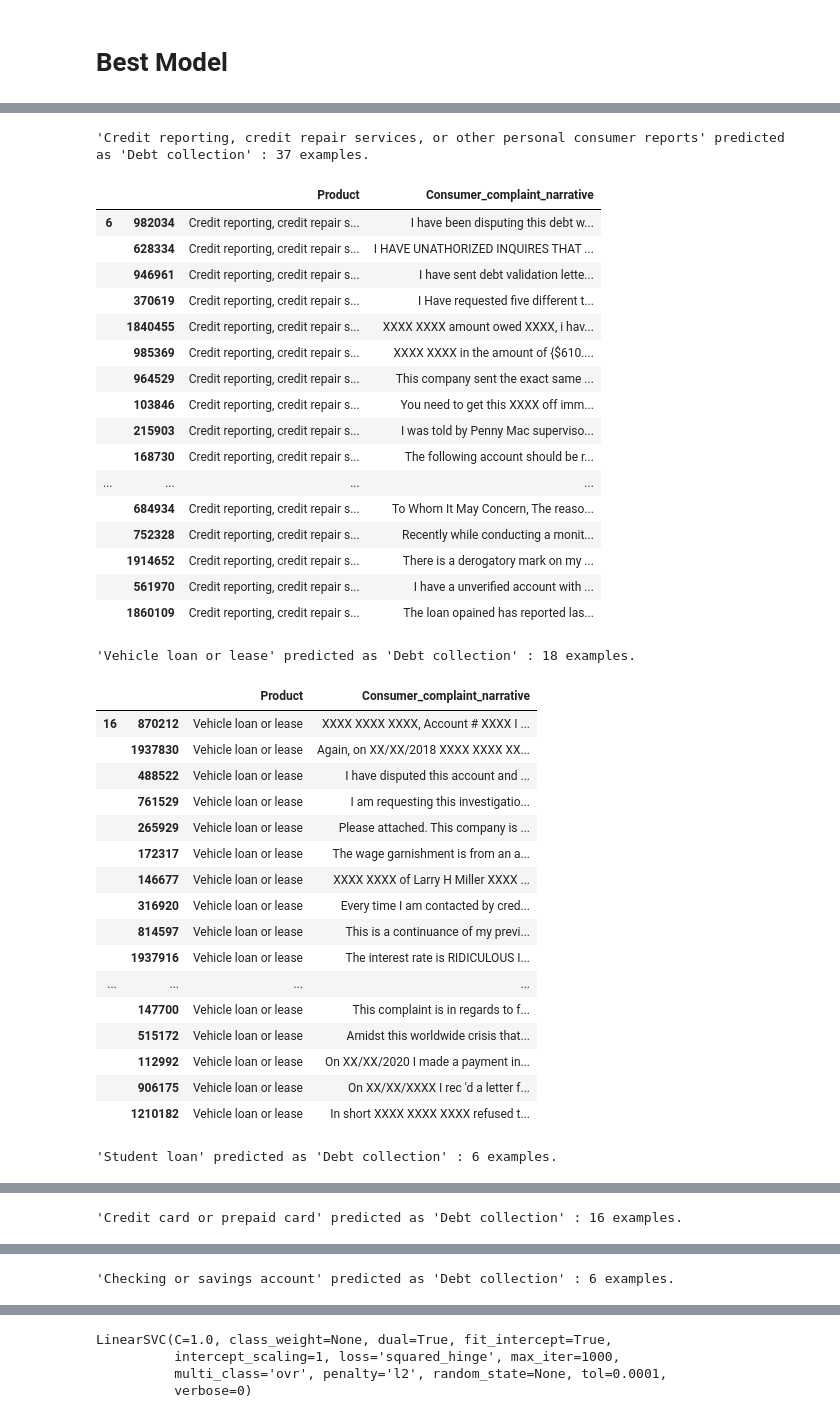
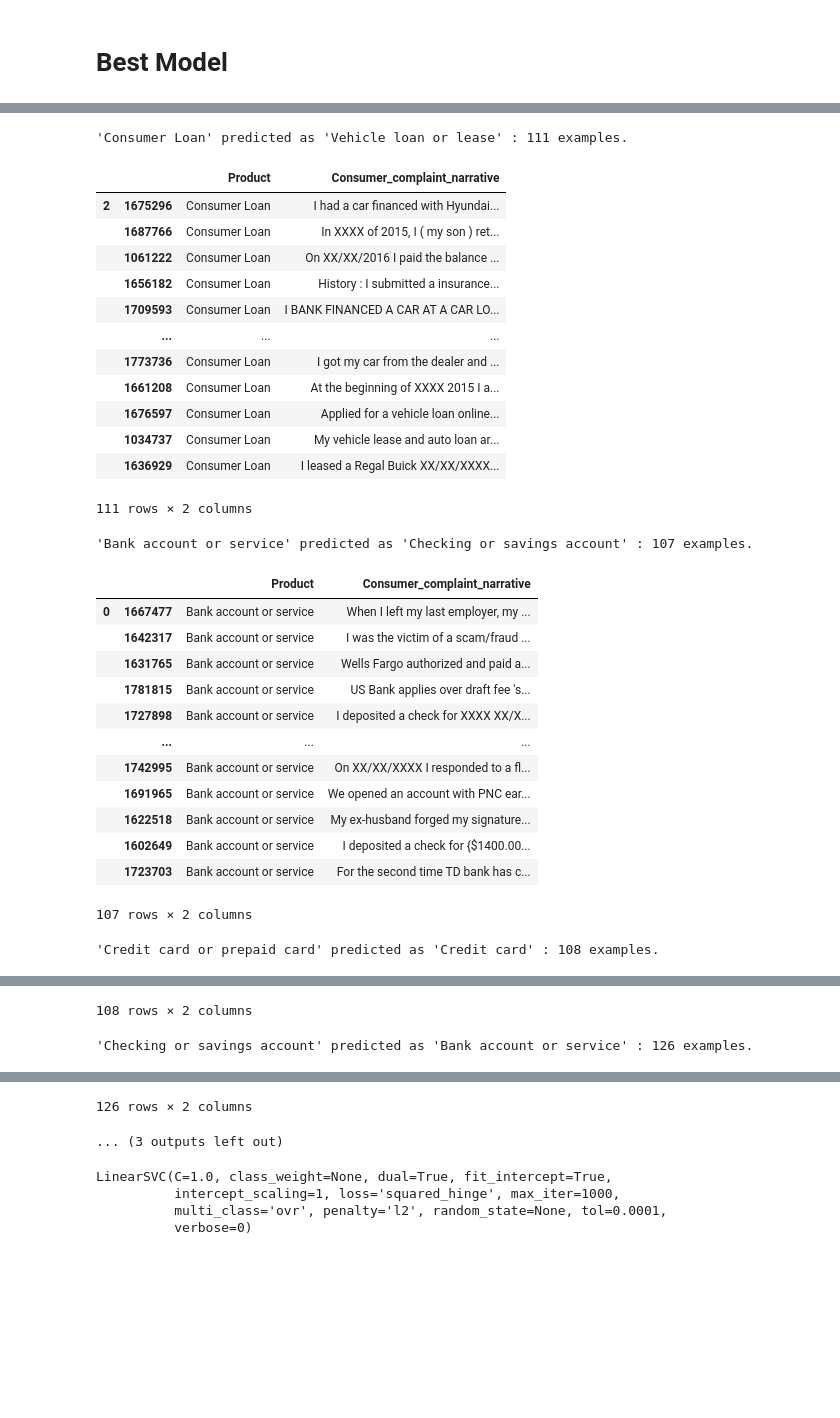
Before and after one commit to namitasharma01/text-mining, a Jupyter notebook: Project/MultiClass_TextClassification.ipynb, the cells around one changed output, grey strips where cells are left out. Cells and saved outputs as stored; diff of their text form; code cells hidden in the pictures; blank space fills up the shorter version.

```diff
--- a/Project/MultiClass_TextClassification.ipynb
+++ b/Project/MultiClass_TextClassification.ipynb
@@ -593,48 +458,40 @@ plt.show()
 # %%
 from IPython.display import display
 
 for predicted in category_id_df.category_id:
   for actual in category_id_df.category_id:
-    if predicted != actual and conf_mat[actual, predicted] >= 6:
+    if predicted != actual and conf_mat[actual, predicted] >= 100:
       print("'{}' predicted as '{}' : {} examples.".format(id_to_category[actual], id_to_category[predicted], conf_mat[actual, predicted]))
       display(df.loc[indices_test[(y_test == actual) & (y_pred == predicted)]][['Product', 'Consumer_complaint_narrative']])
       print('')
 # %% [output]
-'Credit reporting, credit repair services, or other personal consumer reports' predicted as 'Debt collection' : 37 examples.
+'Consumer Loan' predicted as 'Vehicle loan or lease' : 111 examples.
 |  |  | Product | Consumer_complaint_narrative |
-| 6 | 982034 | Credit reporting, credit repair s... | I have been disputing this debt w... |
-|  | 628334 | Credit reporting, credit repair s... | I HAVE UNATHORIZED INQUIRES THAT ... |
-|  | 946961 | Credit reporting, credit repair s... | I have sent debt validation lette... |
-|  | 370619 | Credit reporting, credit repair s... | I Have requested five different t... |
-|  | 1840455 | Credit reporting, credit repair s... | XXXX XXXX amount owed XXXX, i hav... |
-|  | 985369 | Credit reporting, credit repair s... | XXXX XXXX in the amount of {$610.... |
-|  | 964529 | Credit reporting, credit repair s... | This company sent the exact same ... |
-|  | 103846 | Credit reporting, credit repair s... | You need to get this XXXX off imm... |
-|  | 215903 | Credit reporting, credit repair s... | I was told by Penny Mac superviso... |
-|  | 168730 | Credit reporting, credit repair s... | The following account should be r... |
-| ... | ... | ... | ... |
-|  | 684934 | Credit reporting, credit repair s... | To Whom It May Concern, The reaso... |
-|  | 752328 | Credit reporting, credit repair s... | Recently while conducting a monit... |
-|  | 1914652 | Credit reporting, credit repair s... | There is a derogatory mark on my ... |
-|  | 561970 | Credit reporting, credit repair s... | I have a unverified account with ... |
-|  | 1860109 | Credit reporting, credit repair s... | The loan opained has reported las... |
+| 2 | 1675296 | Consumer Loan | I had a car financed with Hyundai... |
+|  | 1687766 | Consumer Loan | In XXXX of 2015, I ( my son ) ret... |
+|  | 1061222 | Consumer Loan | On XX/XX/2016 I paid the balance ... |
+|  | 1656182 | Consumer Loan | History : I submitted a insurance... |
+|  | 1709593 | Consumer Loan | I BANK FINANCED A CAR AT A CAR LO... |
+|  | ... | ... | ... |
+|  | 1773736 | Consumer Loan | I got my car from the dealer and ... |
+|  | 1661208 | Consumer Loan | At the beginning of XXXX 2015 I a... |
+|  | 1676597 | Consumer Loan | Applied for a vehicle loan online... |
+|  | 1034737 | Consumer Loan | My vehicle lease and auto loan ar... |
+|  | 1636929 | Consumer Loan | I leased a Regal Buick XX/XX/XXXX... |
-'Vehicle loan or lease' predicted as 'Debt collection' : 18 examples.
+111 rows × 2 columns
+'Bank account or service' predicted as 'Checking or savings account' : 107 examples.
 |  |  | Product | Consumer_complaint_narrative |
-| 16 | 870212 | Vehicle loan or lease | XXXX XXXX XXXX, Account # XXXX I ... |
-|  | 1937830 | Vehicle loan or lease | Again, on XX/XX/2018 XXXX XXXX XX... |
-|  | 488522 | Vehicle loan or lease | I have disputed this account and ... |
-|  | 761529 | Vehicle loan or lease | I am requesting this investigatio... |
-|  | 265929 | Vehicle loan or lease | Please attached. This company is ... |
-|  | 172317 | Vehicle loan or lease | The wage garnishment is from an a... |
-|  | 146677 | Vehicle loan or lease | XXXX XXXX of Larry H Miller XXXX ... |
-|  | 316920 | Vehicle loan or lease | Every time I am contacted by cred... |
-|  | 814597 | Vehicle loan or lease | This is a continuance of my previ... |
-|  | 1937916 | Vehicle loan or lease | The interest rate is RIDICULOUS I... |
-| ... | ... | ... | ... |
-|  | 147700 | Vehicle loan or lease | This complaint is in regards to f... |
-|  | 515172 | Vehicle loan or lease | Amidst this worldwide crisis that... |
-|  | 112992 | Vehicle loan or lease | On XX/XX/2020 I made a payment in... |
-|  | 906175 | Vehicle loan or lease | On XX/XX/XXXX I rec 'd a letter f... |
-|  | 1210182 | Vehicle loan or lease | In short XXXX XXXX XXXX refused t... |
+| 0 | 1667477 | Bank account or service | When I left my last employer, my ... |
+|  | 1642317 | Bank account or service | I was the victim of a scam/fraud ... |
+|  | 1631765 | Bank account or service | Wells Fargo authorized and paid a... |
+|  | 1781815 | Bank account or service | US Bank applies over draft fee 's... |
+|  | 1727898 | Bank account or service | I deposited a check for XXXX XX/X... |
+|  | ... | ... | ... |
+|  | 1742995 | Bank account or service | On XX/XX/XXXX I responded to a fl... |
+|  | 1691965 | Bank account or service | We opened an account with PNC ear... |
+|  | 1622518 | Bank account or service | My ex-husband forged my signature... |
+|  | 1602649 | Bank account or service | I deposited a check for {$1400.00... |
+|  | 1723703 | Bank account or service | For the second time TD bank has c... |
-'Student loan' predicted as 'Debt collection' : 6 examples.
+107 rows × 2 columns
+'Credit card or prepaid card' predicted as 'Credit card' : 108 examples.
 |  |  | Product | Consumer_complaint_narrative |
@@ -647,2 +509,3 @@ for predicted in category_id_df.category_id:
-'Credit card or prepaid card' predicted as 'Debt collection' : 16 examples.
+108 rows × 2 columns
+'Checking or savings account' predicted as 'Bank account or service' : 126 examples.
 |  |  | Product | Consumer_complaint_narrative |
@@ -665 +522,0 @@ for predicted in category_id_df.category_id:
-'Checking or savings account' predicted as 'Debt collection' : 6 examples.
@@ -692,3 +523,5 @@ for predicted in category_id_df.category_id:
+126 rows × 2 columns
+... (3 outputs left out)
 # %%
 model.fit(features, labels)
 # %% [output]
```
Also changed, not shown: parts of 20 cells of this notebook.
